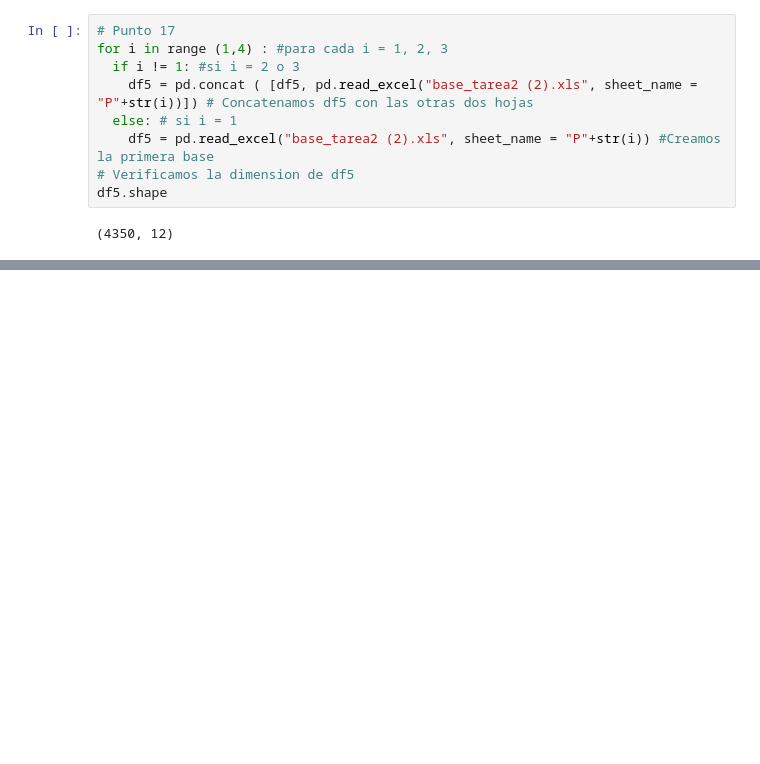
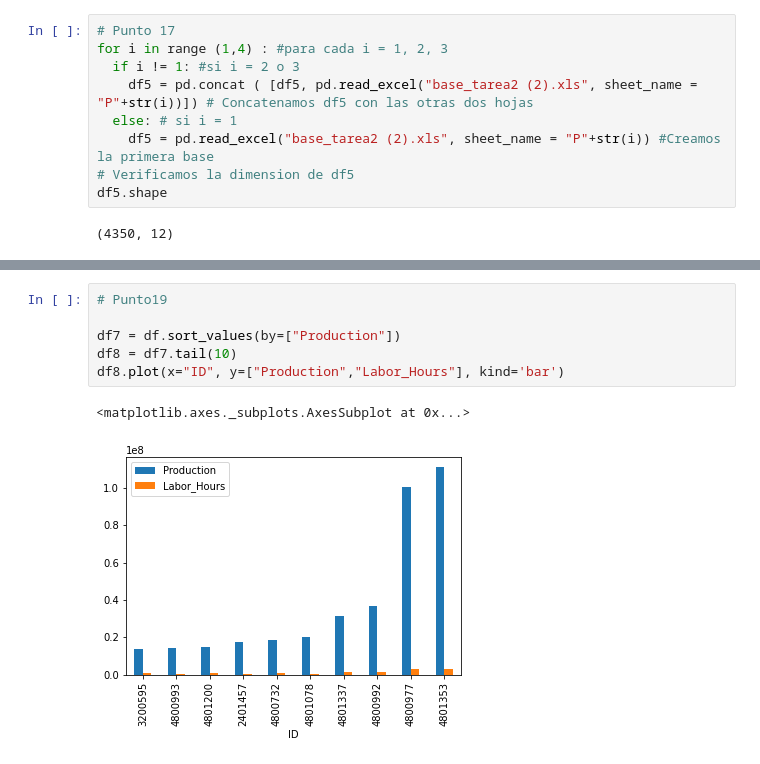
Before and after one commit to JuanPedregal/Tarea_01, a Jupyter notebook: Tarea_01.ipynb, the cells around one changed output, grey strips where cells are left out. Cells and saved outputs as stored; diff of their text form; blank space fills up the shorter version.

```diff
--- a/Tarea_01.ipynb
+++ b/Tarea_01.ipynb
@@ -329,0 +337,9 @@ df5.shape
+# %%
+# Punto19
+
+df7 = df.sort_values(by=["Production"])
+df8 = df7.tail(10)
+df8.plot(x="ID", y=["Production","Labor_Hours"], kind='bar')
+# %% [output]
+<matplotlib.axes._subplots.AxesSubplot at 0x...>
+[figure, added]
```
Also changed, not shown: parts of 2 cells of this notebook.
